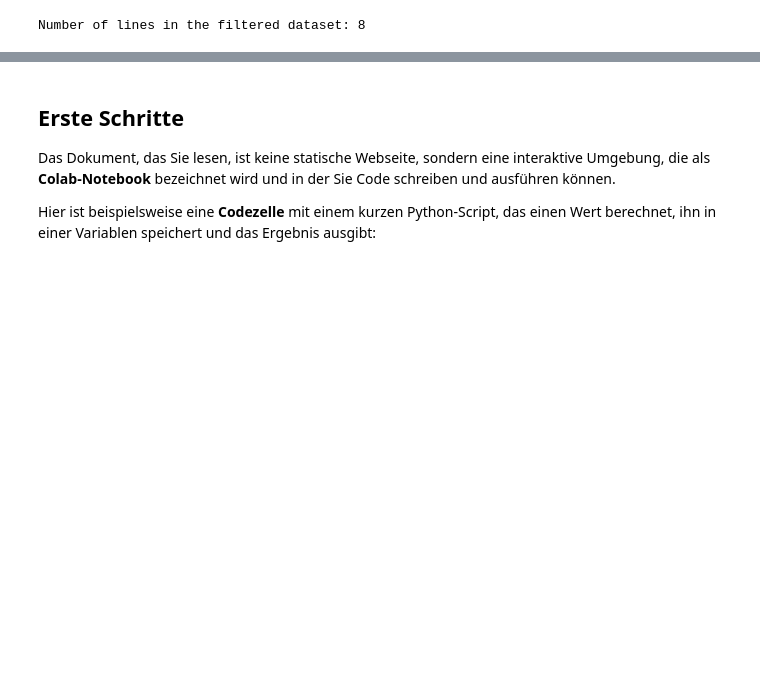
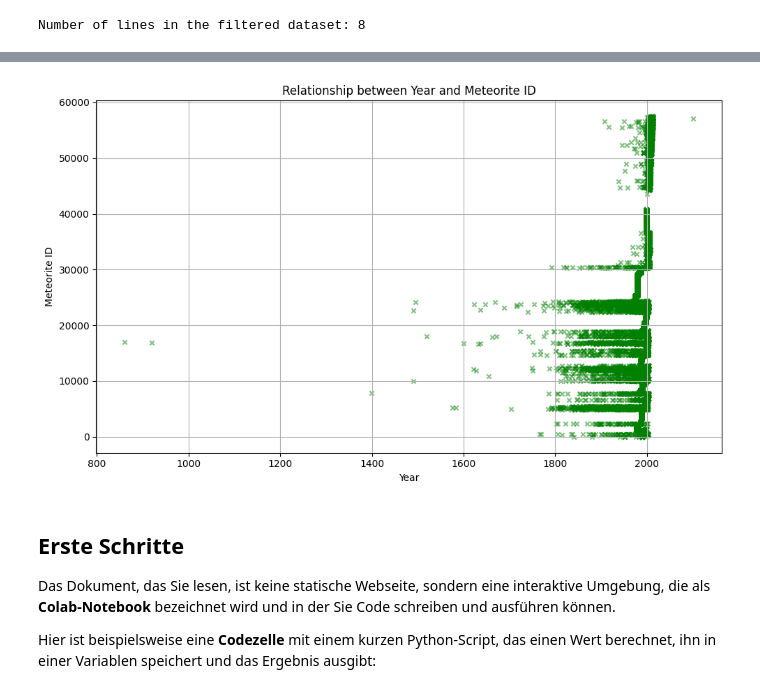
Before and after one commit to RuthieRB/Testrepository, a Jupyter notebook: LB1/CODE/Meteorite2.ipynb, the cells around one changed output, grey strips where cells are left out. Saved outputs shown, nothing was run; the diff lists cells and outputs as text; code cells hidden in the pictures; blank space fills up the shorter version.

```diff
--- a/LB1/CODE/Meteorite2.ipynb
+++ b/LB1/CODE/Meteorite2.ipynb
@@ -298,3 +320,25 @@ Number of lines in the filtered dataset: 8
+# %%
+import pandas as pd
+import matplotlib.pyplot as plt
+
+# Load the data (adjust path if needed)
+df = pd.read_csv('sample_data/meteorite_landings.csv')
+
+# Extract the relevant columns
+year = df['year']
+meteorite_id = df['id']
+
+# Create the scatter plot with color parameters
+plt.figure(figsize=(10, 6))
+plt.scatter(year, meteorite_id, alpha=0.5, c='green', marker='x', s=20)
+plt.xlabel('Year')
+plt.ylabel('Meteorite ID')
+plt.title('Relationship between Year and Meteorite ID')
+plt.grid(True)
+plt.tight_layout()
+plt.show()
+# %% [output]
+[figure, added]
 # %% [markdown]
 <div class="markdown-google-sans">
 
```
Also changed, not shown: parts of 1 cell of this notebook.
